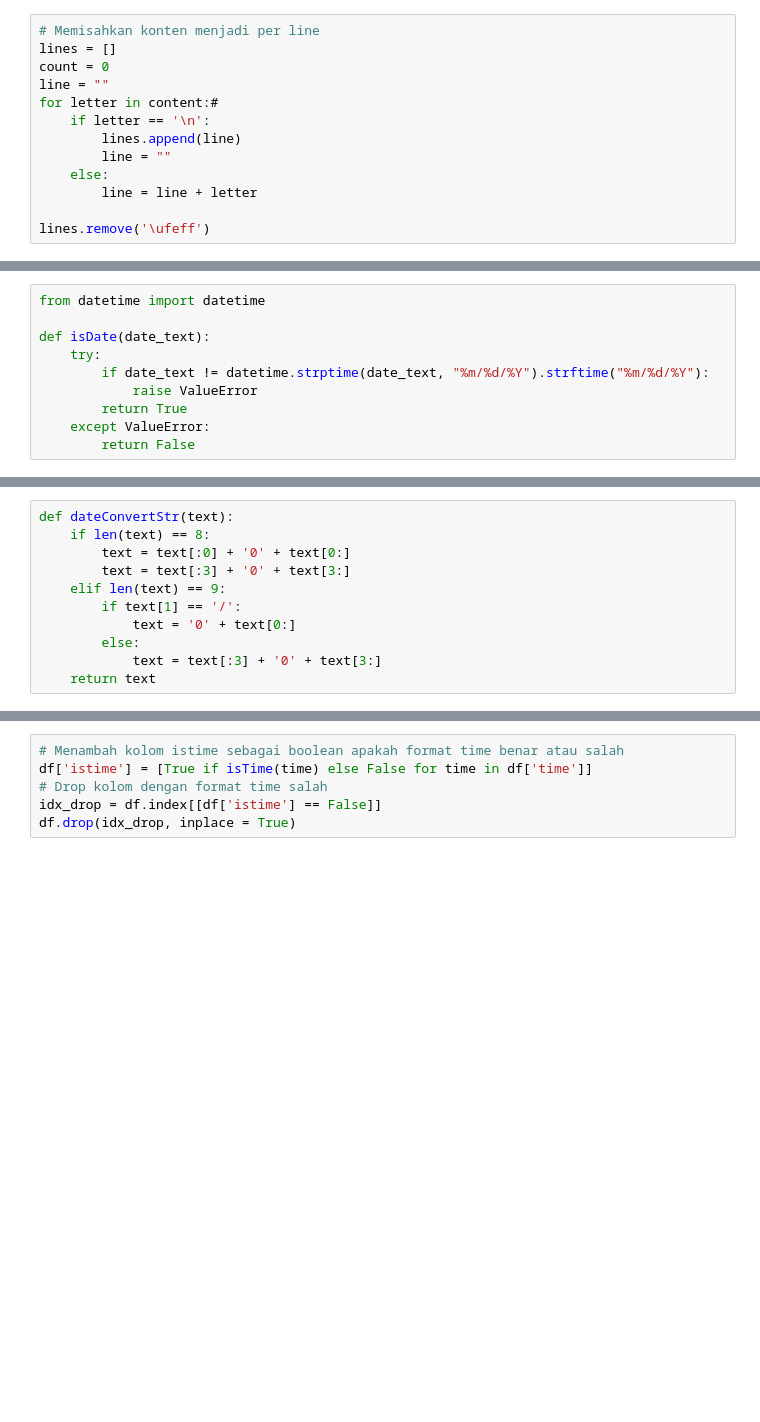
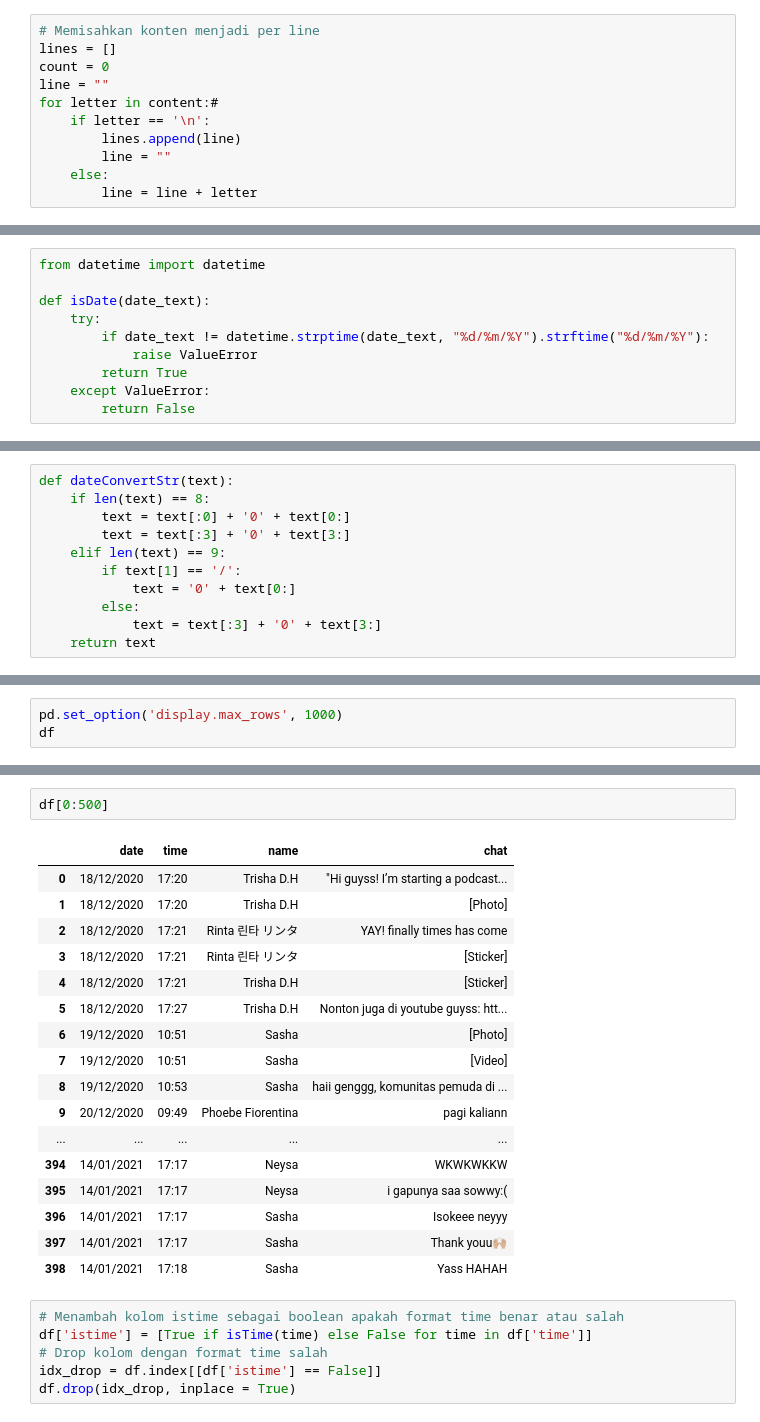
Before and after one commit to hollyyph/LINEchatTextAnalysis, a Jupyter notebook: LINEchat_Text_Analysis.ipynb, the cells around one changed output, grey strips where cells are left out. Drawn from its saved outputs; the diff is of its cells as text; blank space fills up the shorter version.

```diff
--- a/LINEchat_Text_Analysis.ipynb
+++ b/LINEchat_Text_Analysis.ipynb
@@ -34,8 +58,6 @@ for letter in content:#
         line = ""
     else:
         line = line + letter
-
-lines.remove('\ufeff')
 # %%
 from dateutil.parser import parse
 
@@ -57,7 +79,7 @@ from datetime import datetime
 
 def isDate(date_text):
     try:
-        if date_text != datetime.strptime(date_text, "%m/%d/%Y").strftime("%m/%d/%Y"):
+        if date_text != datetime.strptime(date_text, "%d/%m/%Y").strftime("%d/%m/%Y"):
             raise ValueError
         return True
     except ValueError:
@@ -151,0 +193,3 @@ print("Finished at " + str(datetime.now() - start_time))
+# %%
+pd.set_option('display.max_rows', 1000)
+df
@@ -152,3 +210,23 @@ print("Finished at " + str(datetime.now() - start_time))
+# %%
+df[0:500]
+# %% [output]
+|  | date | time | name | chat |
+| 0 | 18/12/2020 | 17:20 | Trisha D.H | "Hi guyss! I’m starting a podcast... |
+| 1 | 18/12/2020 | 17:20 | Trisha D.H | [Photo] |
+| 2 | 18/12/2020 | 17:21 | Rinta 린타 リンタ | YAY! finally times has come |
+| 3 | 18/12/2020 | 17:21 | Rinta 린타 リンタ | [Sticker] |
+| 4 | 18/12/2020 | 17:21 | Trisha D.H | [Sticker] |
+| 5 | 18/12/2020 | 17:27 | Trisha D.H | Nonton juga di youtube guyss: htt... |
+| 6 | 19/12/2020 | 10:51 | Sasha | [Photo] |
+| 7 | 19/12/2020 | 10:51 | Sasha | [Video] |
+| 8 | 19/12/2020 | 10:53 | Sasha | haii genggg, komunitas pemuda di ... |
+| 9 | 20/12/2020 | 09:49 | Phoebe Fiorentina | pagi kaliann |
+| ... | ... | ... | ... | ... |
+| 394 | 14/01/2021 | 17:17 | Neysa | WKWKWKKW |
+| 395 | 14/01/2021 | 17:17 | Neysa | i gapunya saa sowwy:( |
+| 396 | 14/01/2021 | 17:17 | Sasha | Isokeee neyyy |
+| 397 | 14/01/2021 | 17:17 | Sasha | Thank youu🙌🏼 |
+| 398 | 14/01/2021 | 17:18 | Sasha | Yass HAHAH |
 # %%
 # Menambah kolom istime sebagai boolean apakah format time benar atau salah
 df['istime'] = [True if isTime(time) else False for time in df['time']]
```
Also changed, not shown: parts of 12 cells of this notebook, 18 other files.
